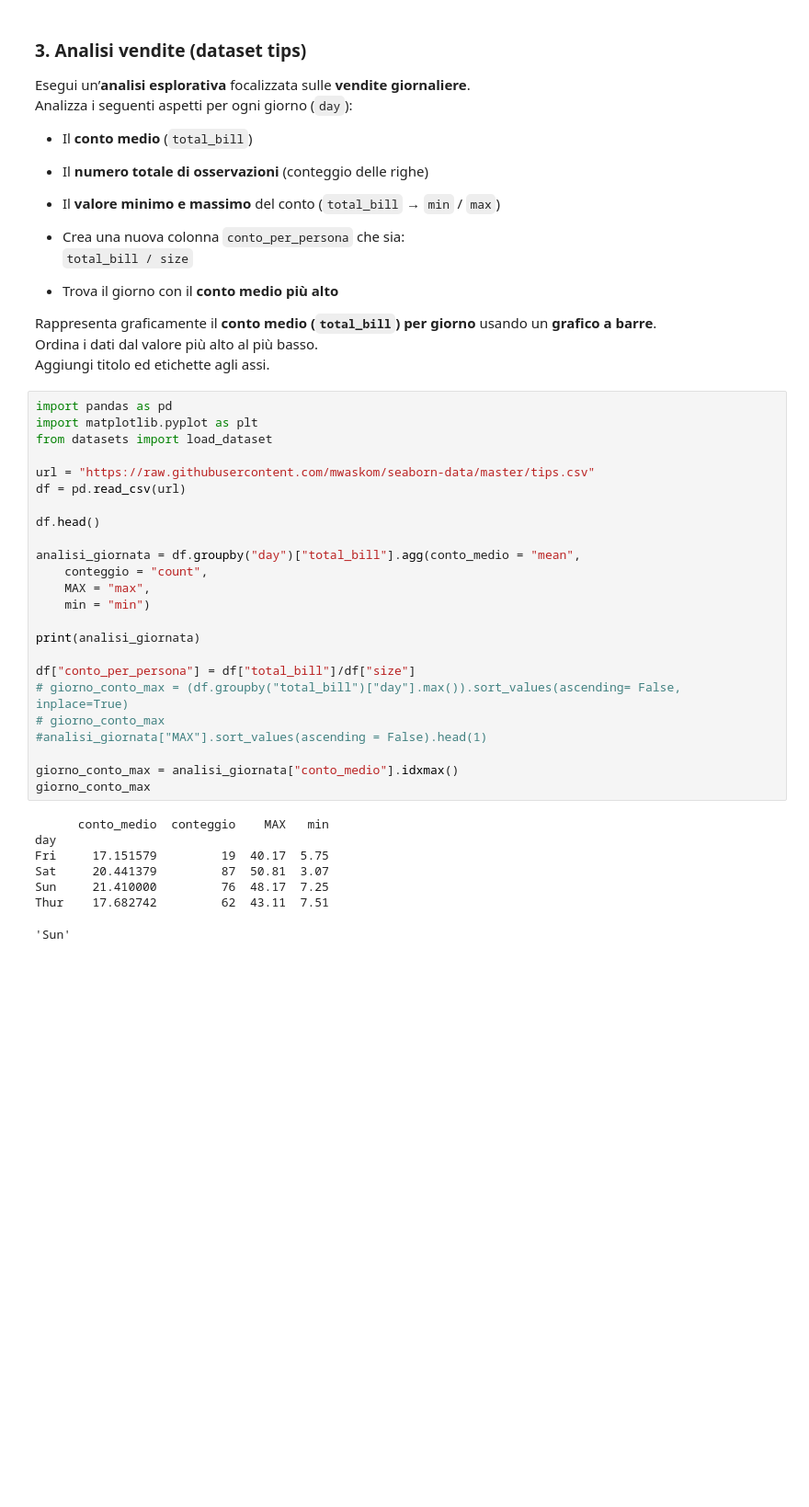
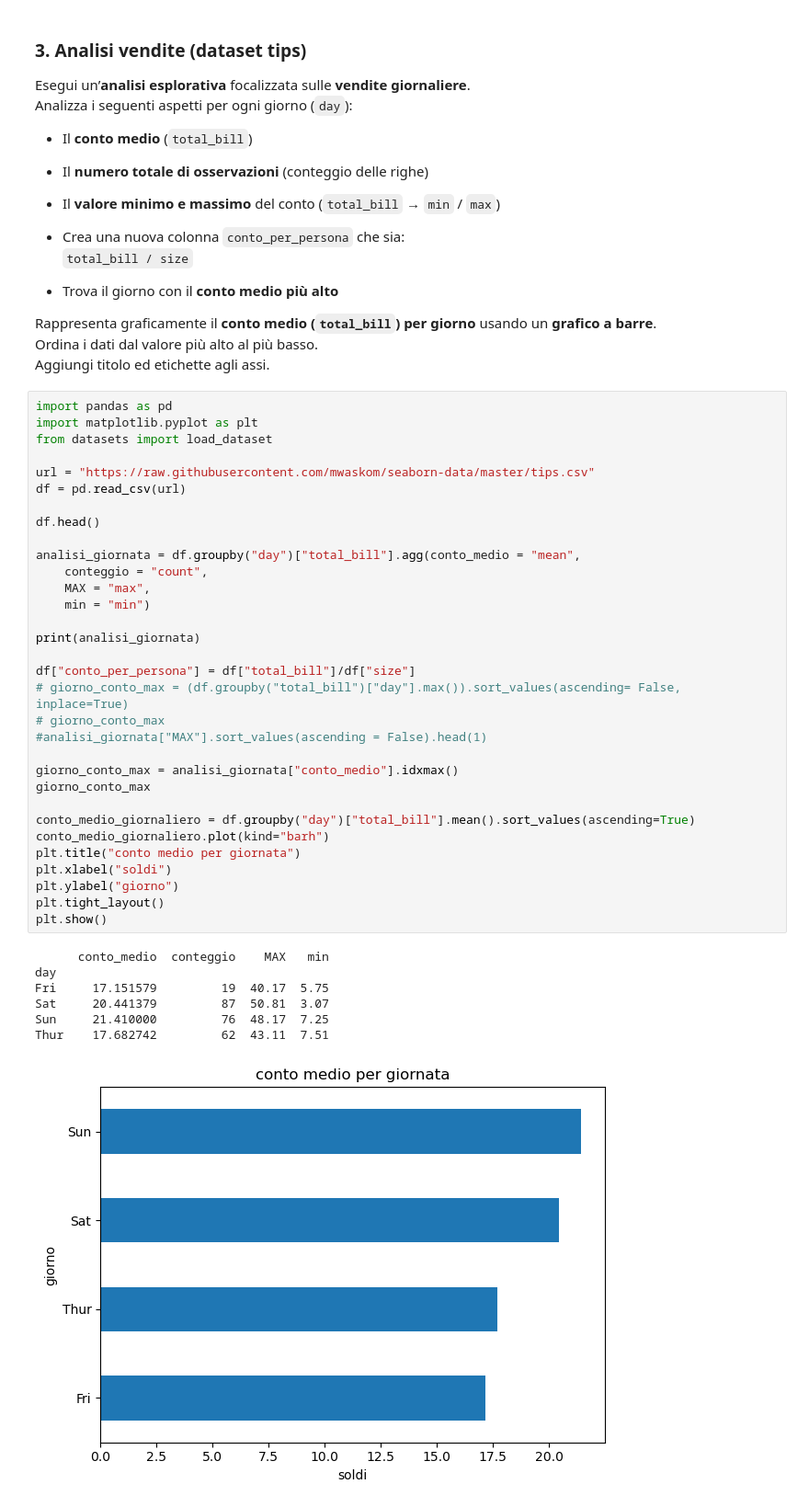
Before and after one commit to framh/ProgrammingLab, a Jupyter notebook: modulo_2/esercizi_lezioni/3.5_Esercizi_lez_3 (1).ipynb, the cells around one changed output. Shown at 92% size. Drawn from its saved outputs; the diff is of its cells as text; blank space fills up the shorter version.

```diff
--- a/modulo_2/esercizi_lezioni/3.5_Esercizi_lez_3 (1).ipynb
+++ b/modulo_2/esercizi_lezioni/3.5_Esercizi_lez_3 (1).ipynb
@@ -122,31 +122,39 @@ Aggiungi titolo ed etichette agli assi.
 import pandas as pd
 import matplotlib.pyplot as plt
 from datasets import load_dataset
 
 url = "https://raw.githubusercontent.com/mwaskom/seaborn-data/master/tips.csv"
 df = pd.read_csv(url)
 
 df.head()
 
 analisi_giornata = df.groupby("day")["total_bill"].agg(conto_medio = "mean",
     conteggio = "count",
     MAX = "max",
     min = "min")
 
 print(analisi_giornata)
 
 df["conto_per_persona"] = df["total_bill"]/df["size"]
 # giorno_conto_max = (df.groupby("total_bill")["day"].max()).sort_values(ascending= False, inplace=True)
 # giorno_conto_max
 #analisi_giornata["MAX"].sort_values(ascending = False).head(1)
 
 giorno_conto_max = analisi_giornata["conto_medio"].idxmax()
 giorno_conto_max
+
+conto_medio_giornaliero = df.groupby("day")["total_bill"].mean().sort_values(ascending=True)
+conto_medio_giornaliero.plot(kind="barh")
+plt.title("conto medio per giornata")
+plt.xlabel("soldi")
+plt.ylabel("giorno")
+plt.tight_layout()
+plt.show()
 # %% [output]
       conto_medio  conteggio    MAX   min
 day
 Fri     17.151579         19  40.17  5.75
 Sat     20.441379         87  50.81  3.07
 Sun     21.410000         76  48.17  7.25
 Thur    17.682742         62  43.11  7.51
-'Sun'
+[figure, added]
```
